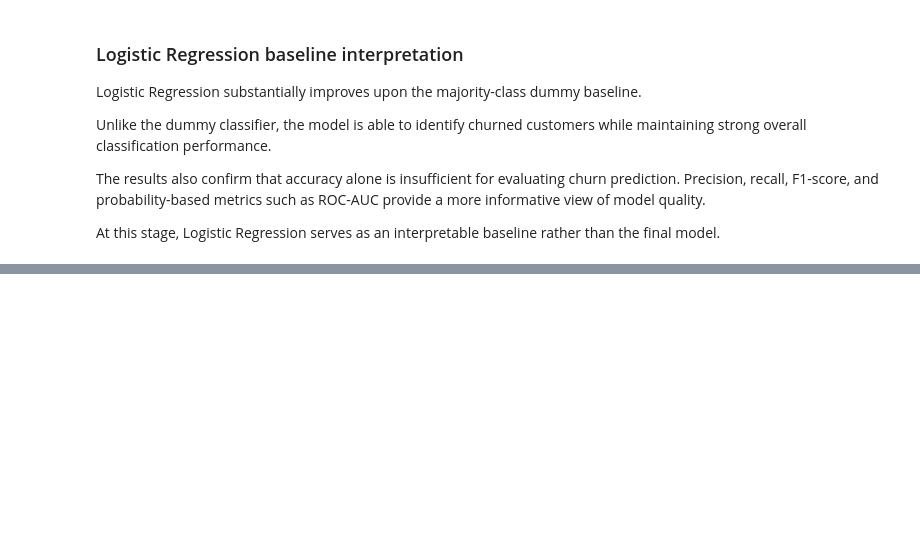
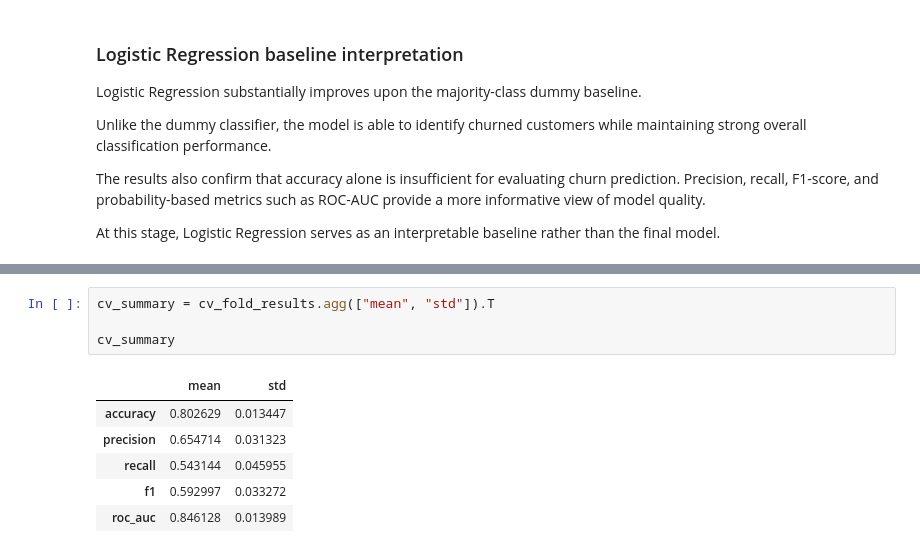
Before and after one commit to Pabloricoc/customer-churn-ml, a Jupyter notebook: notebooks/03_preprocessing_baseline.ipynb, the cells around one changed output, grey strips where cells are left out. Drawn from its saved outputs; the diff is of its cells as text; blank space fills up the shorter version.

```diff
--- a/notebooks/03_preprocessing_baseline.ipynb
+++ b/notebooks/03_preprocessing_baseline.ipynb
@@ -323,0 +387,11 @@ At this stage, Logistic Regression serves as an interpretable baseline rather th
+# %%
+cv_summary = cv_fold_results.agg(["mean", "std"]).T
+
+cv_summary
+# %% [output]
+|  | mean | std |
+| accuracy | 0.802629 | 0.013447 |
+| precision | 0.654714 | 0.031323 |
+| recall | 0.543144 | 0.045955 |
+| f1 | 0.592997 | 0.033272 |
+| roc_auc | 0.846128 | 0.013989 |
```
Also changed, not shown: parts of 7 cells of this notebook.
